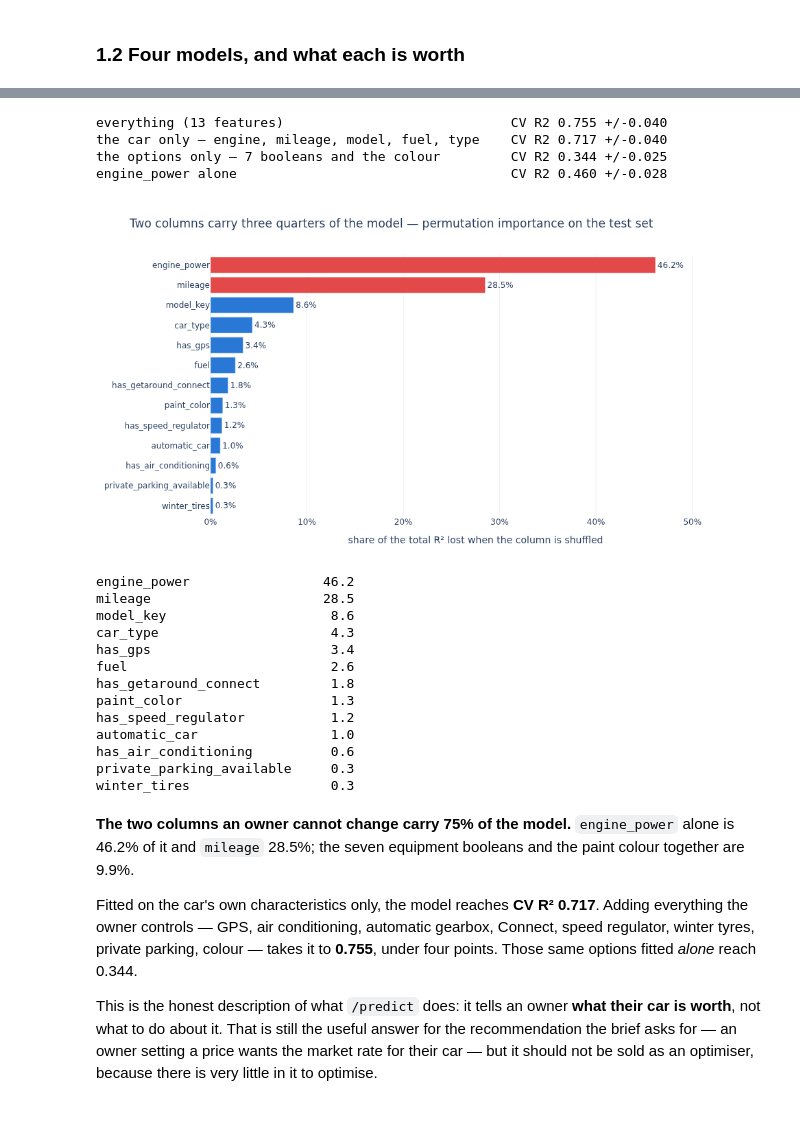
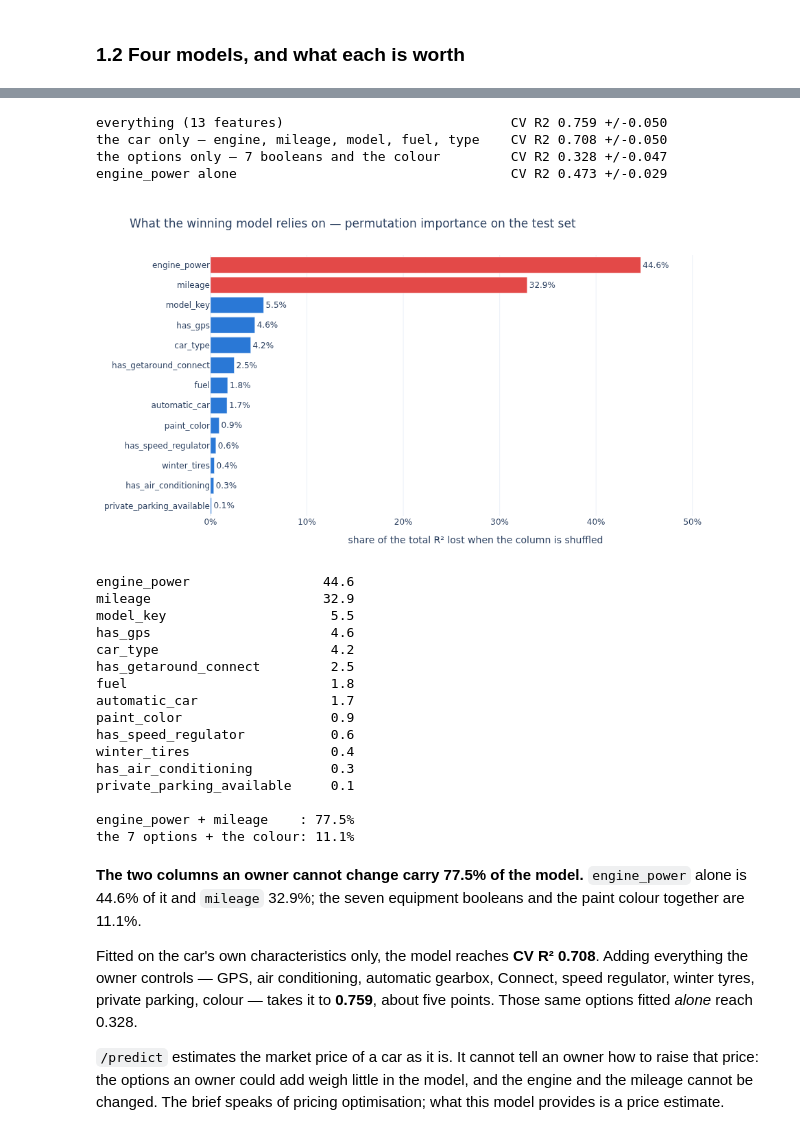
Before and after one commit to paezxavi/jedha_get_around_project, a Jupyter notebook: getaround_analysis.ipynb, the cells around one changed output, grey strips where cells are left out. Saved outputs shown, nothing was run; the diff lists cells and outputs as text; code cells hidden in the pictures.

```diff
--- a/getaround_analysis.ipynb
+++ b/getaround_analysis.ipynb
@@ -94,0 +117,7 @@ price below 25 EUR/day    : 18 cars -> [np.int64(10), np.int64(14), np.int64(20)
+# %%
+# The five lowest and the five highest values of each column: what sits at the edges.
+edges = pd.DataFrame({
+    f'{column}, {side}': (pricing[column].nsmallest(5) if side == 'lowest'
+                          else pricing[column].nlargest(5).iloc[::-1]).to_numpy()
+    for column in ['mileage', 'engine_power'] for side in ['lowest', 'highest']})
+print(edges.to_string(index=False))
@@ -230,61 +406,66 @@ for label, (num, cat, boo) in GROUPS.items():
                                      sparse_output=False), cat)] if cat else [])
     steps += ([('bool', 'passthrough', boo)] if boo else [])
     pipe = Pipeline([('pre', ColumnTransformer(steps)),
-                     ('model', HistGradientBoostingRegressor(random_state=RANDOM_STATE))])
-    s = cross_val_score(pipe, X_train, y_train, cv=cv, scoring='r2')
+                     ('model', clone(best.named_steps['model']))])   # the winning model
+    s = cross_val_score(pipe, X_train, y_train, cv=cv, scoring='r2', n_jobs=-1)
     print(f'{label:<52} CV R2 {s.mean():.3f} +/-{s.std():.3f}')
 # %% [output]
-everything (13 features)                             CV R2 0.755 +/-0.040
-the car only — engine, mileage, model, fuel, type    CV R2 0.717 +/-0.040
-the options only — 7 booleans and the colour         CV R2 0.344 +/-0.025
-engine_power alone                                   CV R2 0.460 +/-0.028
+everything (13 features)                             CV R2 0.759 +/-0.050
+the car only — engine, mileage, model, fuel, type    CV R2 0.708 +/-0.050
+the options only — 7 booleans and the colour         CV R2 0.328 +/-0.047
+engine_power alone                                   CV R2 0.473 +/-0.029
 # %%
 from sklearn.inspection import permutation_importance
 
 perm = permutation_importance(best, X_test, y_test, n_repeats=10,
                               random_state=RANDOM_STATE, scoring='r2')
 importance = (pd.Series(perm.importances_mean, index=FEATURES)
               .sort_values() / perm.importances_mean.sum())
 fig = go.Figure(go.Bar(
     x=importance.values, y=importance.index, orientation='h',
     marker_color=[RED if f in NUMERIC else BLUE for f in importance.index],
     text=[f'{v:.1%}' for v in importance.values], textposition='outside',
 ))
 fig.update_layout(
-    title='Two columns carry three quarters of the model — permutation importance on the test set',
+    title='What the winning model relies on — permutation importance on the test set',
     xaxis=dict(title='share of the total R² lost when the column is shuffled', tickformat='.0%',
                range=[0, 0.55]),
     yaxis=dict(title=None), showlegend=False,
 )
 show(fig, '4_feature_importance', height=520)
 print(importance.sort_values(ascending=False).mul(100).round(1)
       .rename('% of the total drop').to_string())
+print(f'\nengine_power + mileage    : {importance[NUMERIC].sum():.1%}')
+print(f"the 7 options + the colour: {importance[BOOLEAN + ['paint_color']].sum():.1%}")
 # %% [output]
-[figure, old version]
+[figure, new version]
-engine_power                 46.2
-mileage                      28.5
-model_key                     8.6
-car_type                      4.3
-has_gps                       3.4
-fuel                          2.6
-has_getaround_connect         1.8
-paint_color                   1.3
-has_speed_regulator           1.2
-automatic_car                 1.0
-has_air_conditioning          0.6
-private_parking_available     0.3
-winter_tires                  0.3
+engine_power                 44.6
+mileage                      32.9
+model_key                     5.5
+has_gps                       4.6
+car_type                      4.2
+has_getaround_connect         2.5
+fuel                          1.8
+automatic_car                 1.7
+paint_color                   0.9
+has_speed_regulator           0.6
+winter_tires                  0.4
+has_air_conditioning          0.3
+private_parking_available     0.1
+
+engine_power + mileage    : 77.5%
+the 7 options + the colour: 11.1%
 # %% [markdown]
-**The two columns an owner cannot change carry 75% of the model.** `engine_power` alone is 46.2% of
-it and `mileage` 28.5%; the seven equipment booleans and the paint colour together are 9.9%.
+**The two columns an owner cannot change carry 77.5% of the model.** `engine_power` alone is 44.6%
+of it and `mileage` 32.9%; the seven equipment booleans and the paint colour together are 11.1%.
 
-Fitted on the car's own characteristics only, the model reaches **CV R² 0.717**. Adding everything
+Fitted on the car's own characteristics only, the model reaches **CV R² 0.708**. Adding everything
 the owner controls — GPS, air conditioning, automatic gearbox, Connect, speed regulator, winter
-tyres, private parking, colour — takes it to **0.755**, under four points. Those same options
-fitted *alone* reach 0.344.
+tyres, private parking, colour — takes it to **0.759**, about five points. Those same options
+fitted *alone* reach 0.328.
 
-This is the honest description of what `/predict` does: it tells an owner **what their car is
-worth**, not what to do about it. That is still the useful answer for the recommendation the brief
-asks for — an owner setting a price wants the market rate for their car — but it should not be
-sold as an optimiser, because there is very little in it to optimise.
+`/predict` estimates the market price of a car as it is. It cannot tell an owner how to raise that
+price: the options an owner could add weigh little in the model, and the engine and the mileage
+cannot be changed. The brief speaks of pricing optimisation; what this model provides is a price
+estimate.
 # %%
```
Also changed, not shown: parts of 20 cells of this notebook, 8 other files.
